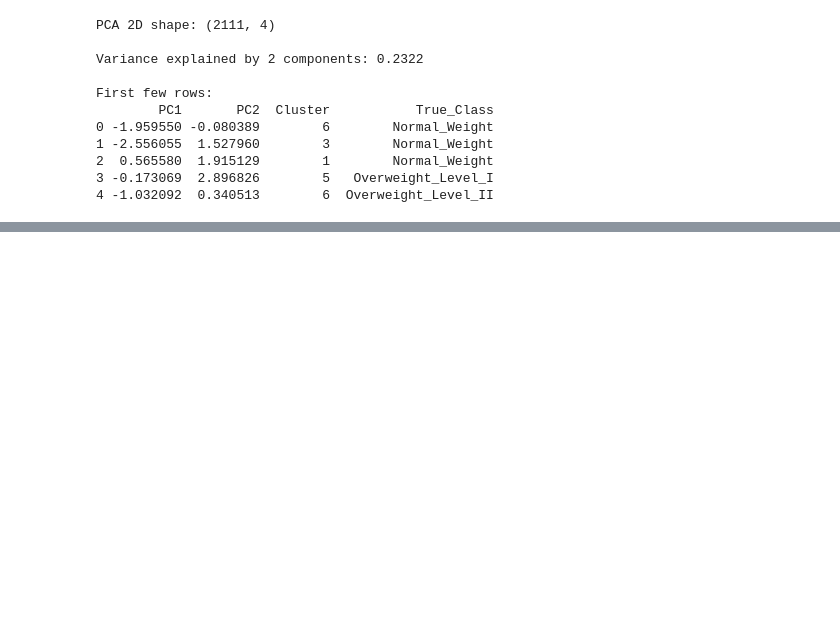
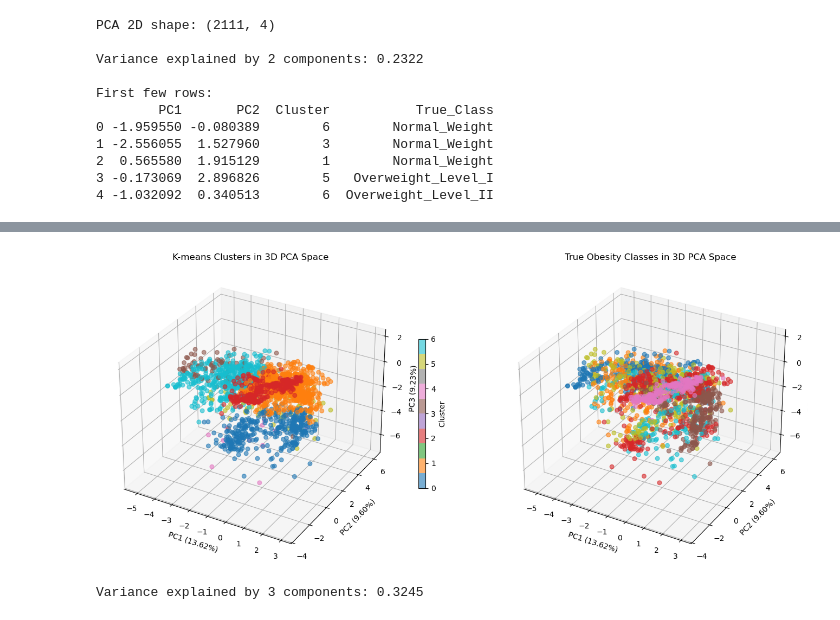
Before and after one commit to r-leeper/scu_obesity_assignment, a Jupyter notebook: cs818_assignment_unsupervised.ipynb, the cells around one changed output, grey strips where cells are left out. Saved outputs shown, nothing was run; the diff lists cells and outputs as text; code cells hidden in the pictures; blank space fills up the shorter version.

```diff
--- a/cs818_assignment_unsupervised.ipynb
+++ b/cs818_assignment_unsupervised.ipynb
@@ -487,0 +490,39 @@ plt.show()
+# %%
+# Fit PCA with 3 components
+pca_3d = PCA(n_components=3, random_state=13)
+X_pca_3d = pca_3d.fit_transform(X_scaled)
+
+# Create 3D plot
+fig = plt.figure(figsize=(14, 6))
+
+# Plot 1: K-means clusters
+ax1 = fig.add_subplot(121, projection='3d')
+scatter1 = ax1.scatter(X_pca_3d[:, 0], X_pca_3d[:, 1], X_pca_3d[:, 2],
+                       c=cluster_labels, cmap='tab10', alpha=0.6, s=30)
+ax1.set_xlabel(f'PC1 ({pca_3d.explained_variance_ratio_[0]:.2%})')
+ax1.set_ylabel(f'PC2 ({pca_3d.explained_variance_ratio_[1]:.2%})')
+ax1.set_zlabel(f'PC3 ({pca_3d.explained_variance_ratio_[2]:.2%})')
+ax1.set_title('K-means Clusters in 3D PCA Space')
+plt.colorbar(scatter1, ax=ax1, label='Cluster', shrink=0.5)
+
+# Plot 2: True classes
+ax2 = fig.add_subplot(122, projection='3d')
+
+# Encode true classes as numbers for colouring
+from sklearn.preprocessing import LabelEncoder
+le = LabelEncoder()
+true_labels_encoded = le.fit_transform(encoded_df['NObeyesdad'])
+scatter2 = ax2.scatter(X_pca_3d[:, 0], X_pca_3d[:, 1], X_pca_3d[:, 2],
+                       c=true_labels_encoded, cmap='tab10', alpha=0.6, s=30)
+ax2.set_xlabel(f'PC1 ({pca_3d.explained_variance_ratio_[0]:.2%})')
+ax2.set_ylabel(f'PC2 ({pca_3d.explained_variance_ratio_[1]:.2%})')
+ax2.set_zlabel(f'PC3 ({pca_3d.explained_variance_ratio_[2]:.2%})')
+ax2.set_title('True Obesity Classes in 3D PCA Space')
+
+plt.tight_layout()
+plt.show()
+
+print(f"\nVariance explained by 3 components: {pca_3d.explained_variance_ratio_.sum():.4f}")
+# %% [output]
+[figure, added]
+Variance explained by 3 components: 0.3245
```
Also changed, not shown: parts of 7 cells of this notebook.
